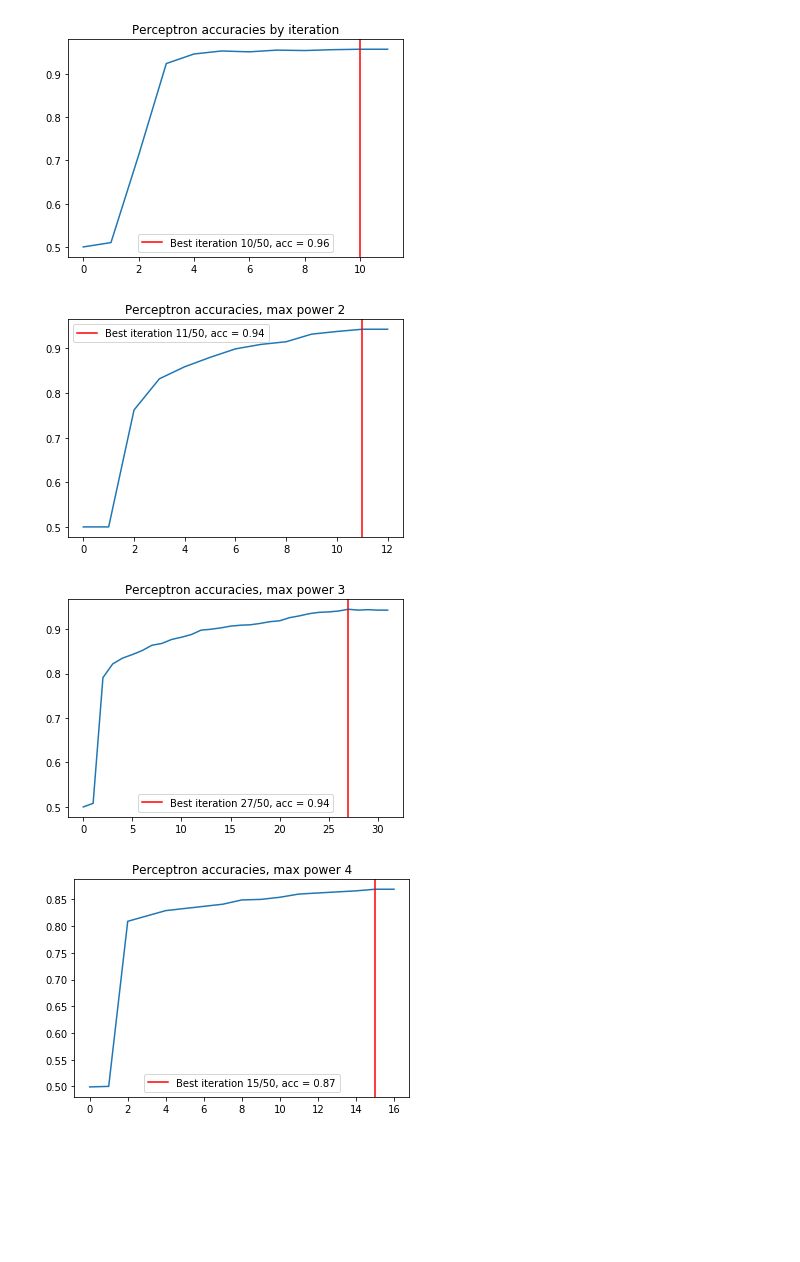
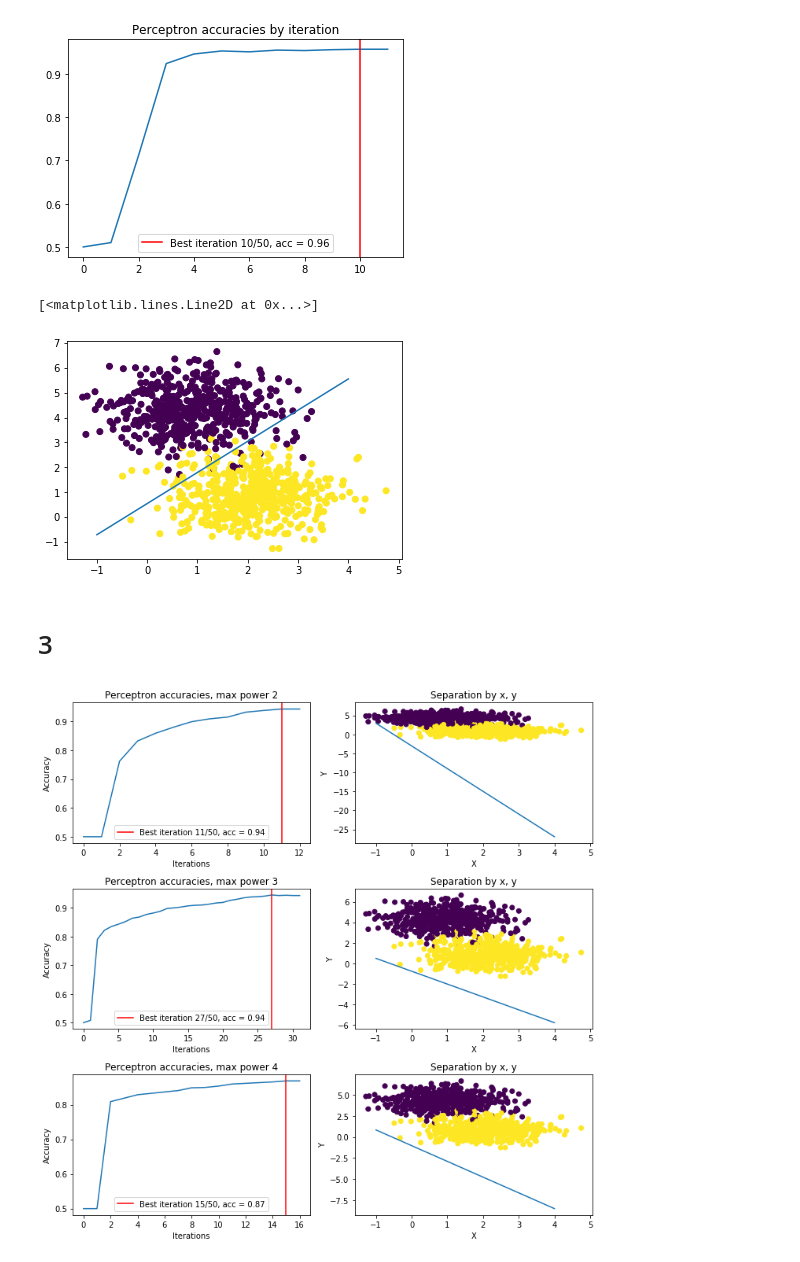
Before and after one commit to alexmorphine/bioinf_algorithms_2_2019, a Jupyter notebook: homework_5/perceptron.ipynb, the cells around one changed output. Drawn from its saved outputs; the diff is of its cells as text; code cells hidden in the pictures; blank space fills up the shorter version.

```diff
--- a/homework_5/perceptron.ipynb
+++ b/homework_5/perceptron.ipynb
@@ -22,20 +22,39 @@ plt.legend()
 # %% [output]
 <matplotlib.legend.Legend at 0x...>
 [figure]
+# %%
+def y_2d(x, w0, w1, w2):
+    return (-w1*x - w0) / w2
+# %%
+plt.scatter(blobs.x, blobs.y, c=blobs.label)
+plt.plot([-1, 4], [y_2d(-1, *perceptron.weights), y_2d(4, *perceptron.weights)])
+# %% [output]
+[<matplotlib.lines.Line2D at 0x...>]
+[figure, added]
+# %% [markdown]
+# 3
 # %%
-for power in range(2, 5):
+fig, ax = plt.subplots(3, 2, figsize=(10, 10))
+
+for i, power in enumerate(range(2, 5)):
     blobs[f'x_{power}'], blobs[f'y_{power}'] = blobs.x**power, blobs.y**power
     perceptron = PocketPerceptron(max_iterations=50, early_stop=True)
     perceptron.fit(blobs.drop(['label'], axis=1).values, blobs.label.values)
 
-    plt.title(f'Perceptron accuracies, max power {power}')
-    plt.plot(perceptron.accuracies)
+    ax[i, 0].set_title(f'Perceptron accuracies, max power {power}')
+    ax[i, 0].set_xlabel('Iterations')
+    ax[i, 0].set_ylabel('Accuracy')
+    ax[i, 0].plot(perceptron.accuracies)
     best = np.argmax(perceptron.accuracies)
-    plt.axvline(best, c='red',
-                label=f'Best iteration {best}/{perceptron.max_iterations}, acc = {max(perceptron.accuracies):.2f}')
-    plt.legend()
-    plt.show()
+    ax[i, 0].axvline(best, c='red',
+                     label=f'Best iteration {best}/{perceptron.max_iterations}, acc = {max(perceptron.accuracies):.2f}')
+    ax[i, 0].legend()
+    ax[i, 1].scatter(blobs.x, blobs.y, c=blobs.label)
+    ax[i, 1].set_xlabel('X')
+    ax[i, 1].set_ylabel('Y')
+    ax[i, 1].set_title('Separation by x, y')
+    ax[i, 1].plot([-1, 4], [y_2d(-1, *perceptron.weights[:3]), y_2d(4, *perceptron.weights[:3])], label='Weight line')
+
+plt.tight_layout()
 # %% [output]
-[figure, old version]
+[figure, new version]
-[figure, removed]
-[figure, removed]
```
